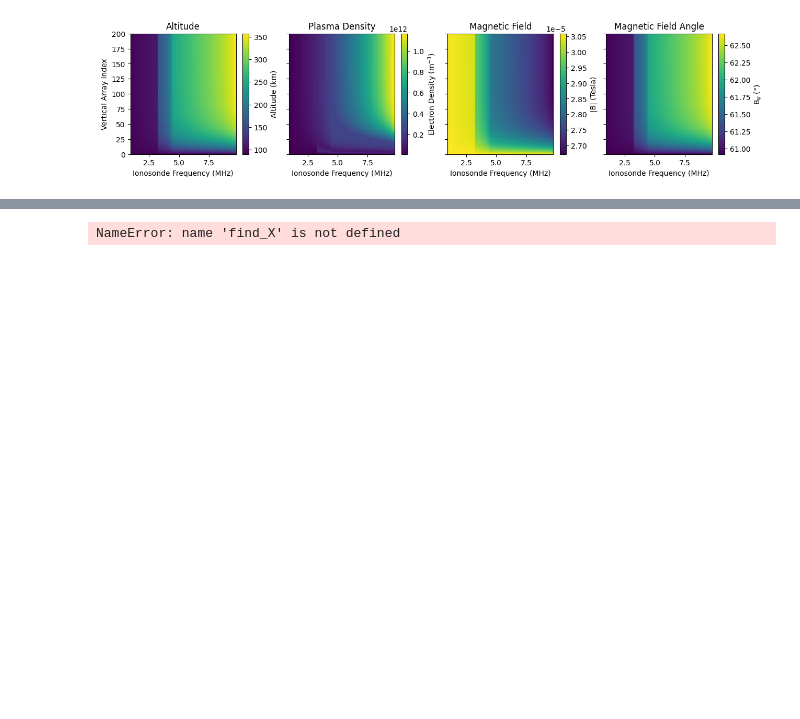
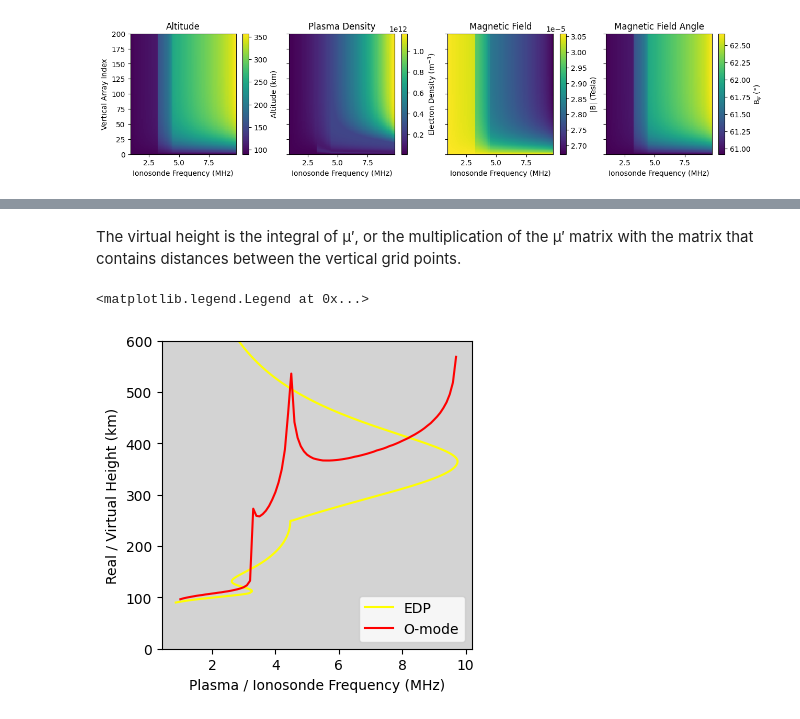
Before and after one commit to victoriyaforsythe/PyRayHF, a Jupyter notebook: docs/tutorials/Example_How_PyRAY_Works.ipynb, the cells around one changed output, grey strips where cells are left out. Cells and saved outputs as stored; diff of their text form; code cells hidden in the pictures; blank space fills up the shorter version.

```diff
--- a/docs/tutorials/Example_How_PyRAY_Works.ipynb
+++ b/docs/tutorials/Example_How_PyRAY_Works.ipynb
@@ -112,32 +167,19 @@ cbar.set_label('B$_ψ$ (°)')
+# %% [markdown]
+The virtual height is the integral of μ′, or the multiplication of the μ′ matrix with the matrix that contains distances between the vertical grid points.
 # %%
-# Find the ratio of the square of the plasma frequency f_N to the square of
-# the ionosonde frequency f.
-aX = find_X(den_mod, freq_mod)
+# Find virtual height as vertical integral through μ′
+vh[ind] = np.nansum(mup * regridded['dist'], axis=1) + np.min(input_arrays['alt'])
 
-# Find the ratio of electron gyrofrequency and the ionosonde frequency
-aY = find_Y(freq_mod, bmag_mod)
-
-# Find virtual height
-vh[ind] = find_vh(aX, aY, bpsi_mod, dh_2d, np.min(alt), mode)
-
-
-
-
-# Plot the results.
-# The electron density profile (EDP) is converted from plasma density to plasma
-# frequency and plotted using real altitude on the y-axis.
-# Virtual heights for O-mode and X-mode are plotted with ionosonde frequency on
-# the x-axis and virtual height on the y-axis.
 fig, ax = plt.subplots(1, 1)
 fig.set_size_inches(4, 4)
 ax.set_ylim([0, 600])
 ax.set_facecolor("lightgray")
 ax.set_ylabel('Real / Virtual Height (km)')
 ax.set_xlabel('Plasma / Ionosonde Frequency (MHz)')
 ax.plot(PyRAY.library.den2freq(input_arrays['den']) / 1e6, input_arrays['alt'],
         c='yellow', label='EDP', zorder=1)
-ax.plot(input_arrays['freq'], vh_O, c='red', label='O-mode', zorder=2)
-ax.plot(input_arrays['freq'], vh_X, c='blue', label='X-mode', zorder=2)
+ax.plot(input_arrays['freq'], vh_X, c='red', label='O-mode', zorder=2)
 plt.legend()
 # %% [output]
-NameError: name 'find_X' is not defined
+<matplotlib.legend.Legend at 0x...>
+[figure, added]
```
Also changed, not shown: parts of 4 cells of this notebook, 2 other files.
